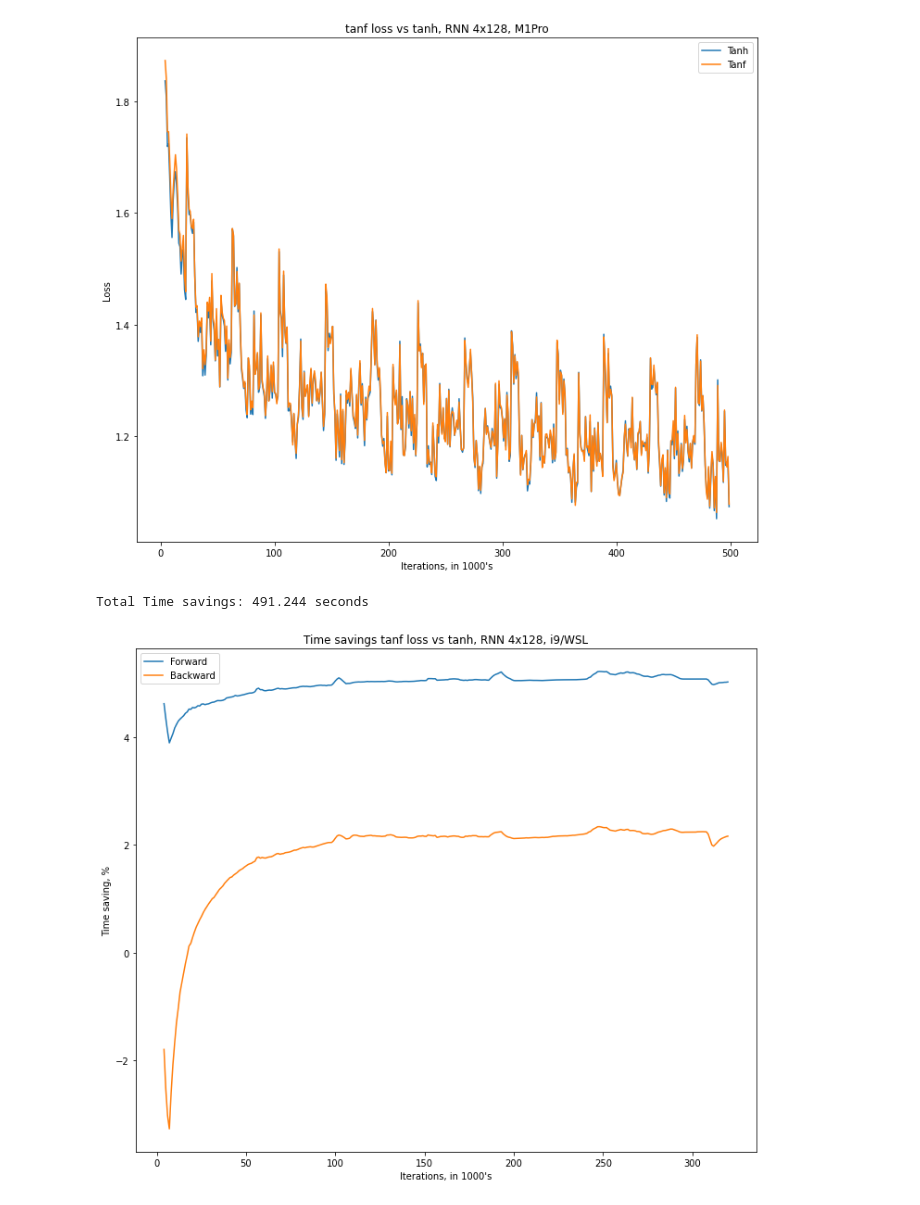
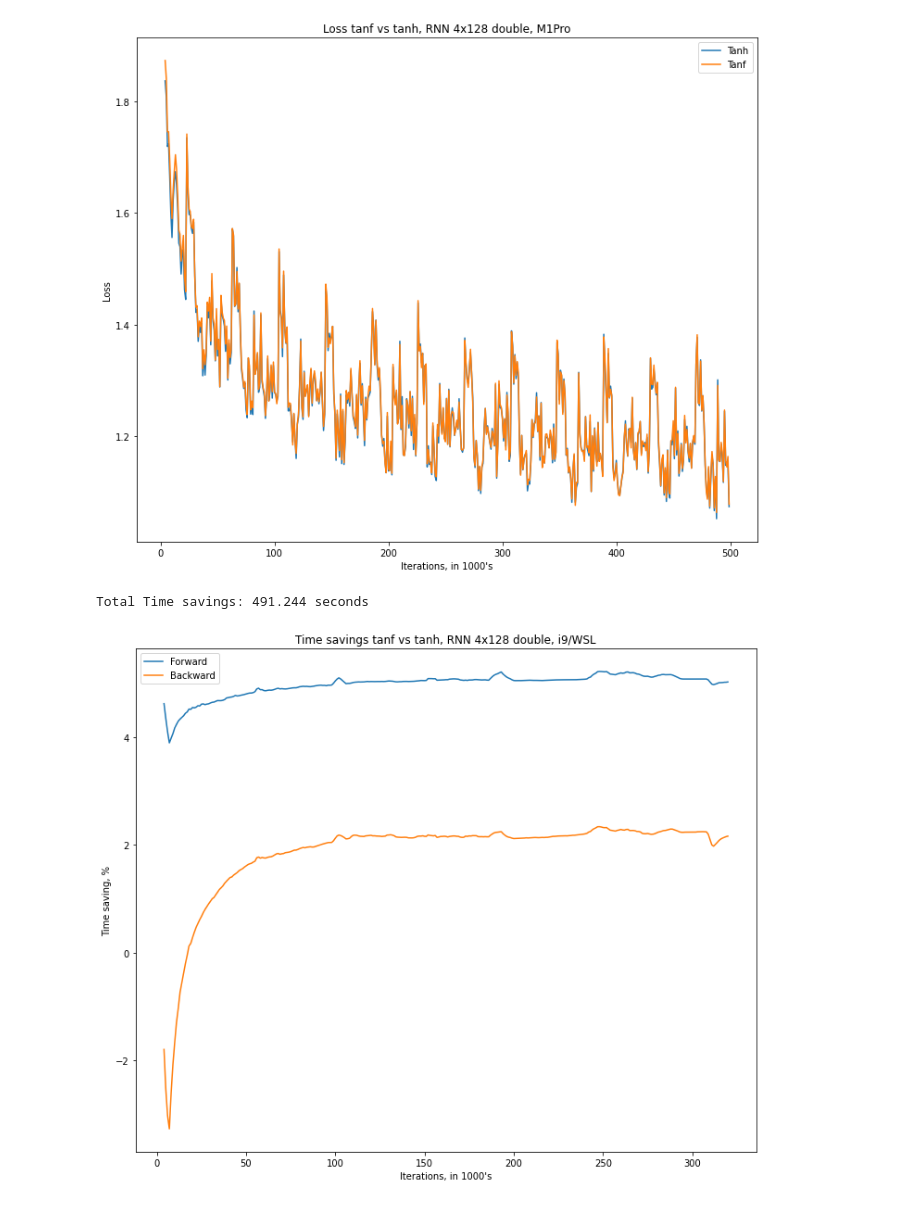
Before and after one commit to phatware/lstm-optimizations, a Jupyter notebook: rnn-lstm-test-visualization.ipynb, the cells around one changed output. Drawn from its saved outputs; the diff is of its cells as text; code cells hidden in the pictures.

```diff
--- a/rnn-lstm-test-visualization.ipynb
+++ b/rnn-lstm-test-visualization.ipynb
@@ -57,7 +57,7 @@ plot_relative_time(tf1, th1, "Time savings tanf loss vs tanh, RNN 4x128, M1Pro")
 # %%
-plot_loss(tf1, th1, "tanf loss vs tanh, RNN 4x128, M1Pro")
+plot_loss(tf1, th1, "Loss tanf vs tanh, RNN 4x128 double, M1Pro")
 # %% [output]
-[figure, old version]
+[figure, new version]
 # %%
 print_time(tf1, th1)
 # %% [output]
@@ -69,5 +69,5 @@ th2 = dt['progress-tanh-320k-i9-wsl'].truncate(after=(m-1))
 # %%
-plot_relative_time(tf2, th2, "Time savings tanf loss vs tanh, RNN 4x128, i9/WSL")
+plot_relative_time(tf2, th2, "Time savings tanf vs tanh, RNN 4x128 double, i9/WSL")
 # %% [output]
-[figure, old version]
+[figure, new version]
 # %%
```
Also changed, not shown: parts of 7 cells of this notebook, 2 other files.
